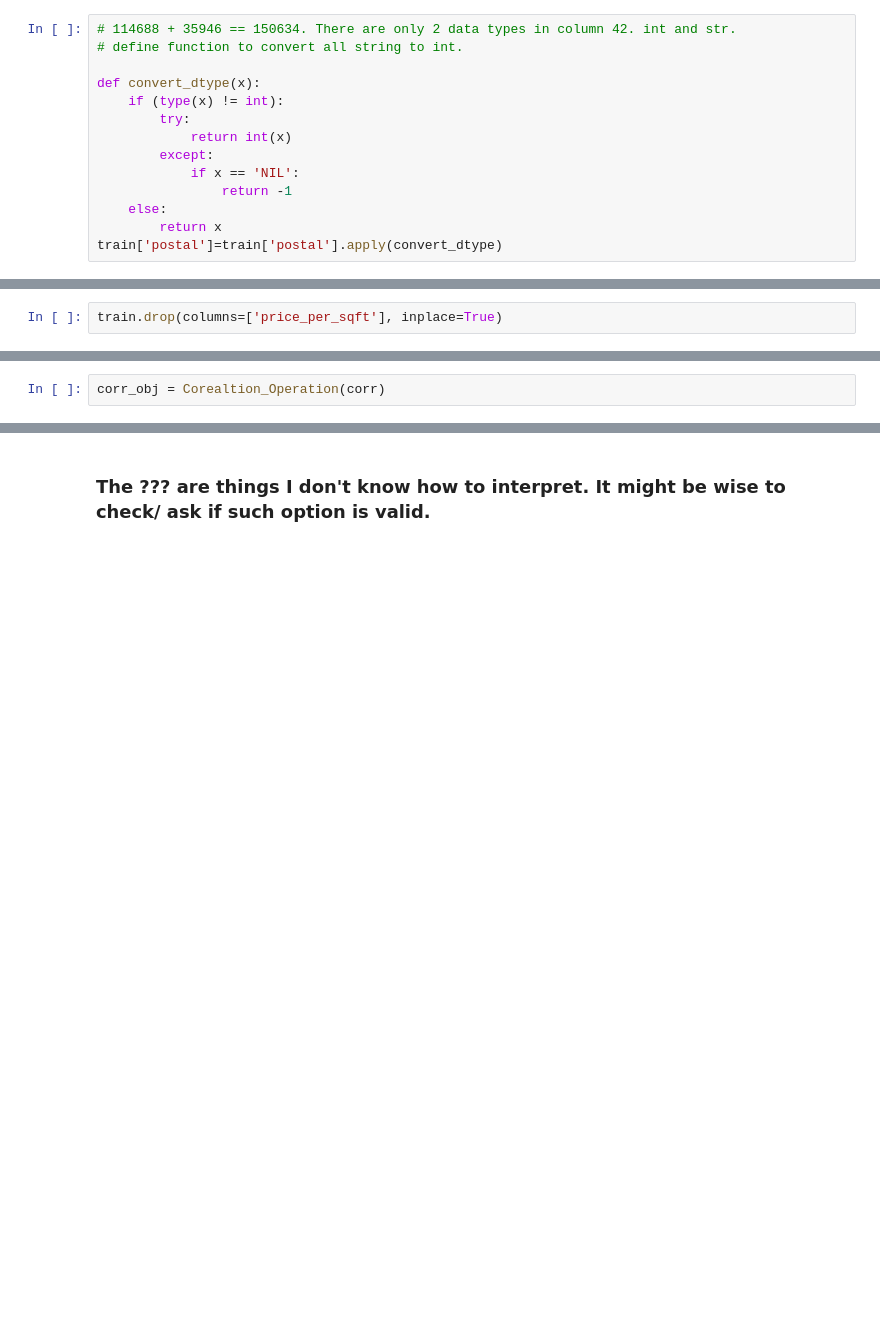
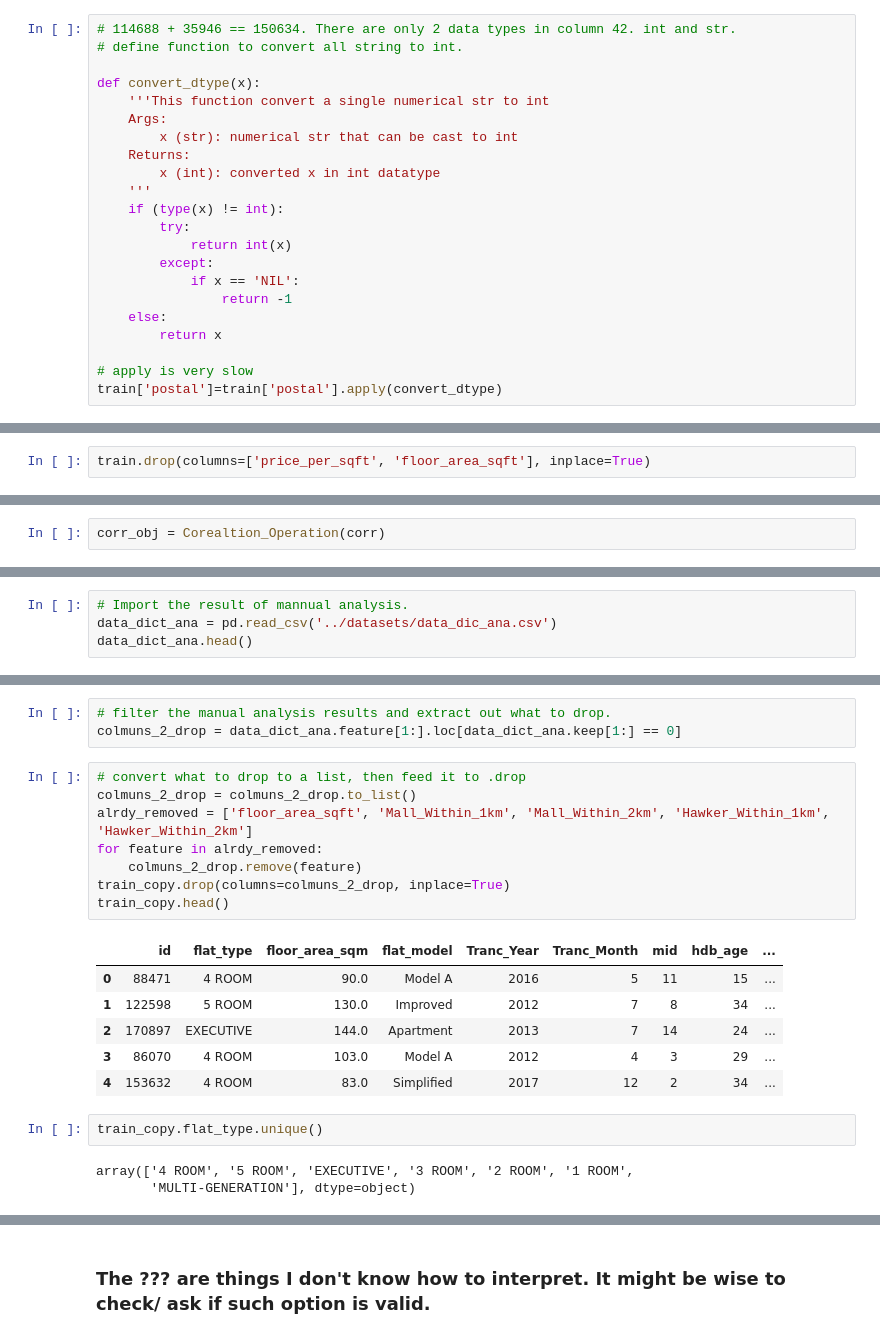
Before and after one commit to Luke-zm/DSI_Proj, a Jupyter notebook: project_2/code/house_EDA.ipynb, the cells around one changed output, grey strips where cells are left out. Saved outputs shown, nothing was run; the diff lists cells and outputs as text; blank space fills up the shorter version.

```diff
--- a/project_2/code/house_EDA.ipynb
+++ b/project_2/code/house_EDA.ipynb
@@ -122,6 +122,12 @@ print(len(not_str))
 # define function to convert all string to int.
 
 def convert_dtype(x):
+    '''This function convert a single numerical str to int
+    Args:
+        x (str): numerical str that can be cast to int
+    Returns:
+        x (int): converted x in int datatype
+    '''
     if (type(x) != int):
         try:
             return int(x)
@@ -130,6 +136,8 @@ def convert_dtype(x):
                 return -1
     else:
         return x
+
+# apply is very slow
 train['postal']=train['postal'].apply(convert_dtype)
 # %%
 # It is VERY important to note that I have converted all 'NIL' to -1
@@ -218,7 +227,7 @@ Also note that there's `price_per_sqft` feature.   (=_=)|||
 However, this feature is not in GA Singapore's kaggle Data Dictionary.
 So it should be dropped before analysis.
 # %%
-train.drop(columns=['price_per_sqft'], inplace=True)
+train.drop(columns=['price_per_sqft', 'floor_area_sqft'], inplace=True)
 # %%
 train.max_floor_lvl.describe()
 # %% [output]
@@ -617,0 +459,4 @@ corr = corr
+# %%
+# Import the result of mannual analysis.
+data_dict_ana = pd.read_csv('../datasets/data_dic_ana.csv')
+data_dict_ana.head()
@@ -617,0 +470,23 @@ corr = corr
+# %%
+# filter the manual analysis results and extract out what to drop.
+colmuns_2_drop = data_dict_ana.feature[1:].loc[data_dict_ana.keep[1:] == 0]
+# %%
+# convert what to drop to a list, then feed it to .drop
+colmuns_2_drop = colmuns_2_drop.to_list()
+alrdy_removed = ['floor_area_sqft', 'Mall_Within_1km', 'Mall_Within_2km', 'Hawker_Within_1km', 'Hawker_Within_2km']
+for feature in alrdy_removed:
+    colmuns_2_drop.remove(feature)
+train_copy.drop(columns=colmuns_2_drop, inplace=True)
+train_copy.head()
+# %% [output]
+|  | id | flat_type | floor_area_sqm | flat_model | Tranc_Year | Tranc_Month | mid | hdb_age | ... |
+| 0 | 88471 | 4 ROOM | 90.0 | Model A | 2016 | 5 | 11 | 15 | ... |
+| 1 | 122598 | 5 ROOM | 130.0 | Improved | 2012 | 7 | 8 | 34 | ... |
+| 2 | 170897 | EXECUTIVE | 144.0 | Apartment | 2013 | 7 | 14 | 24 | ... |
+| 3 | 86070 | 4 ROOM | 103.0 | Model A | 2012 | 4 | 3 | 29 | ... |
+| 4 | 153632 | 4 ROOM | 83.0 | Simplified | 2017 | 12 | 2 | 34 | ... |
+# %%
+train_copy.flat_type.unique()
+# %% [output]
+array(['4 ROOM', '5 ROOM', 'EXECUTIVE', '3 ROOM', '2 ROOM', '1 ROOM',
+       'MULTI-GENERATION'], dtype=object)
```
Also changed, not shown: parts of 43 cells of this notebook, 2 other files.
